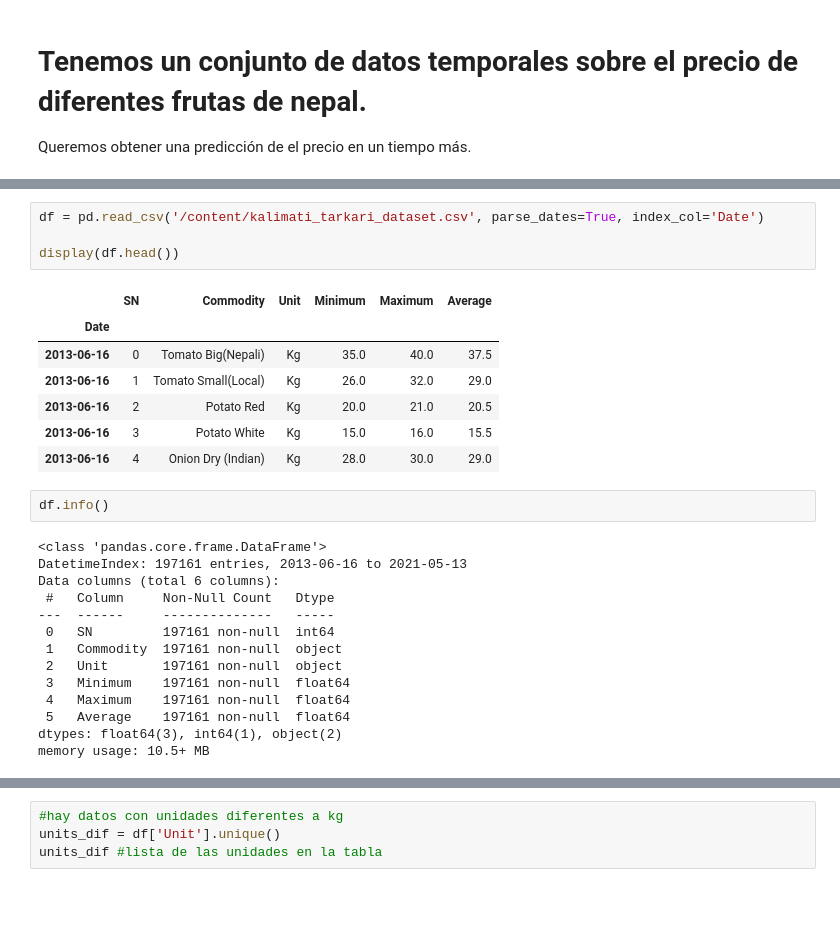
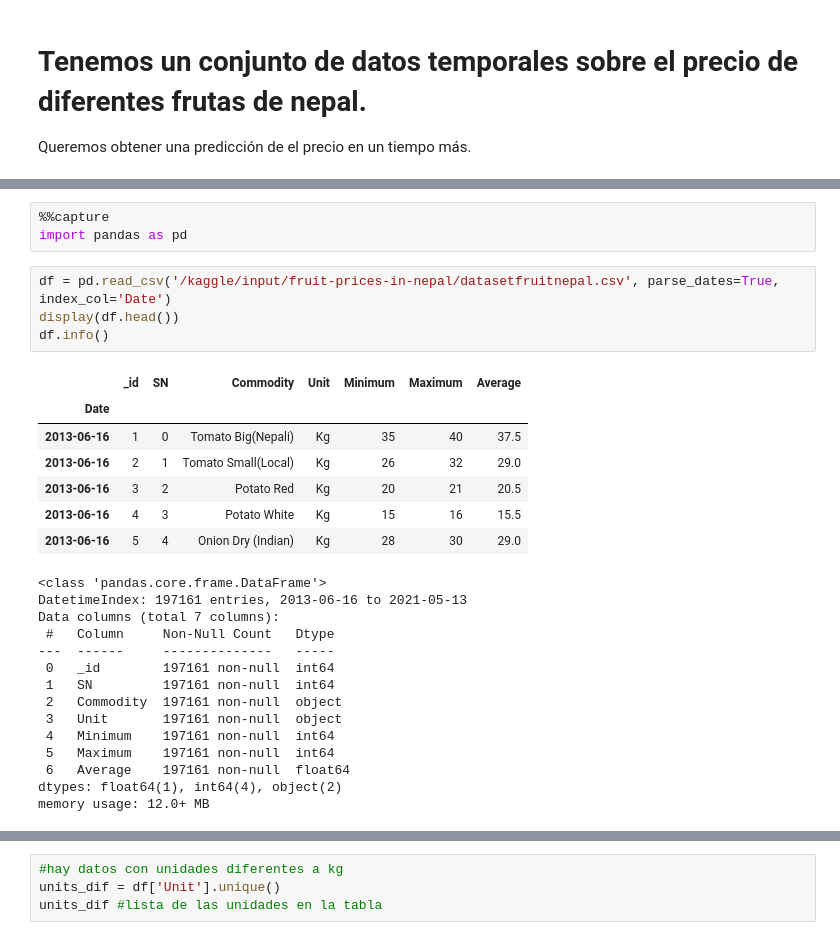
Before and after one commit to borisipe/inferencia-housepricing, a Jupyter notebook: TrabajoInferencia.ipynb, the cells around one changed output, grey strips where cells are left out. Saved outputs shown, nothing was run; the diff lists cells and outputs as text; blank space fills up the shorter version.

Commit message:
Kaggle Notebook | Inf. Y Proc. Estocasticos: Proyecto 1 | Version 1

```diff
--- a/TrabajoInferencia.ipynb
+++ b/TrabajoInferencia.ipynb
@@ -27,28 +16,29 @@ import pandas as pd
+# %%
+%%capture
+import pandas as pd
 # %%
-df = pd.read_csv('/content/kalimati_tarkari_dataset.csv', parse_dates=True, index_col='Date')
-
+df = pd.read_csv('/kaggle/input/fruit-prices-in-nepal/datasetfruitnepal.csv', parse_dates=True, index_col='Date')
 display(df.head())
+df.info()
 # %% [output]
-|  | SN | Commodity | Unit | Minimum | Maximum | Average |
-| Date |  |  |  |  |  |  |
-| 2013-06-16 | 0 | Tomato Big(Nepali) | Kg | 35.0 | 40.0 | 37.5 |
-| 2013-06-16 | 1 | Tomato Small(Local) | Kg | 26.0 | 32.0 | 29.0 |
-| 2013-06-16 | 2 | Potato Red | Kg | 20.0 | 21.0 | 20.5 |
-| 2013-06-16 | 3 | Potato White | Kg | 15.0 | 16.0 | 15.5 |
-| 2013-06-16 | 4 | Onion Dry (Indian) | Kg | 28.0 | 30.0 | 29.0 |
+|  | _id | SN | Commodity | Unit | Minimum | Maximum | Average |
+| Date |  |  |  |  |  |  |  |
+| 2013-06-16 | 1 | 0 | Tomato Big(Nepali) | Kg | 35 | 40 | 37.5 |
+| 2013-06-16 | 2 | 1 | Tomato Small(Local) | Kg | 26 | 32 | 29.0 |
+| 2013-06-16 | 3 | 2 | Potato Red | Kg | 20 | 21 | 20.5 |
+| 2013-06-16 | 4 | 3 | Potato White | Kg | 15 | 16 | 15.5 |
+| 2013-06-16 | 5 | 4 | Onion Dry (Indian) | Kg | 28 | 30 | 29.0 |
+<class 'pandas.core.frame.DataFrame'>
+DatetimeIndex: 197161 entries, 2013-06-16 to 2021-05-13
+Data columns (total 7 columns):
+ #   Column     Non-Null Count   Dtype
+---  ------     --------------   -----
+ 0   _id        197161 non-null  int64
+ 1   SN         197161 non-null  int64
+ 2   Commodity  197161 non-null  object
+ 3   Unit       197161 non-null  object
+ 4   Minimum    197161 non-null  int64
+ 5   Maximum    197161 non-null  int64
+ 6   Average    197161 non-null  float64
+dtypes: float64(1), int64(4), object(2)
+memory usage: 12.0+ MB
-# %%
-df.info()
-# %% [output]
-<class 'pandas.core.frame.DataFrame'>
-DatetimeIndex: 197161 entries, 2013-06-16 to 2021-05-13
-Data columns (total 6 columns):
- #   Column     Non-Null Count   Dtype
----  ------     --------------   -----
- 0   SN         197161 non-null  int64
- 1   Commodity  197161 non-null  object
- 2   Unit       197161 non-null  object
- 3   Minimum    197161 non-null  float64
- 4   Maximum    197161 non-null  float64
- 5   Average    197161 non-null  float64
-dtypes: float64(3), int64(1), object(2)
-memory usage: 10.5+ MB
```
Also changed, not shown: parts of 9 cells of this notebook.
